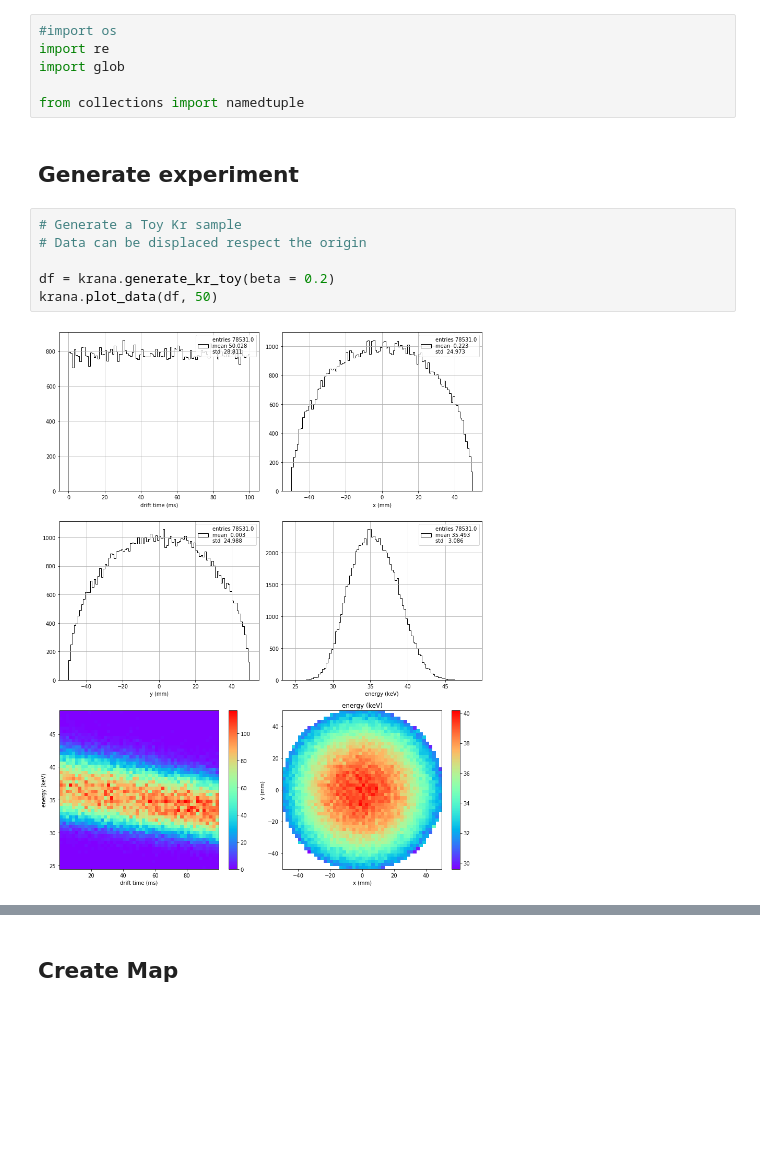
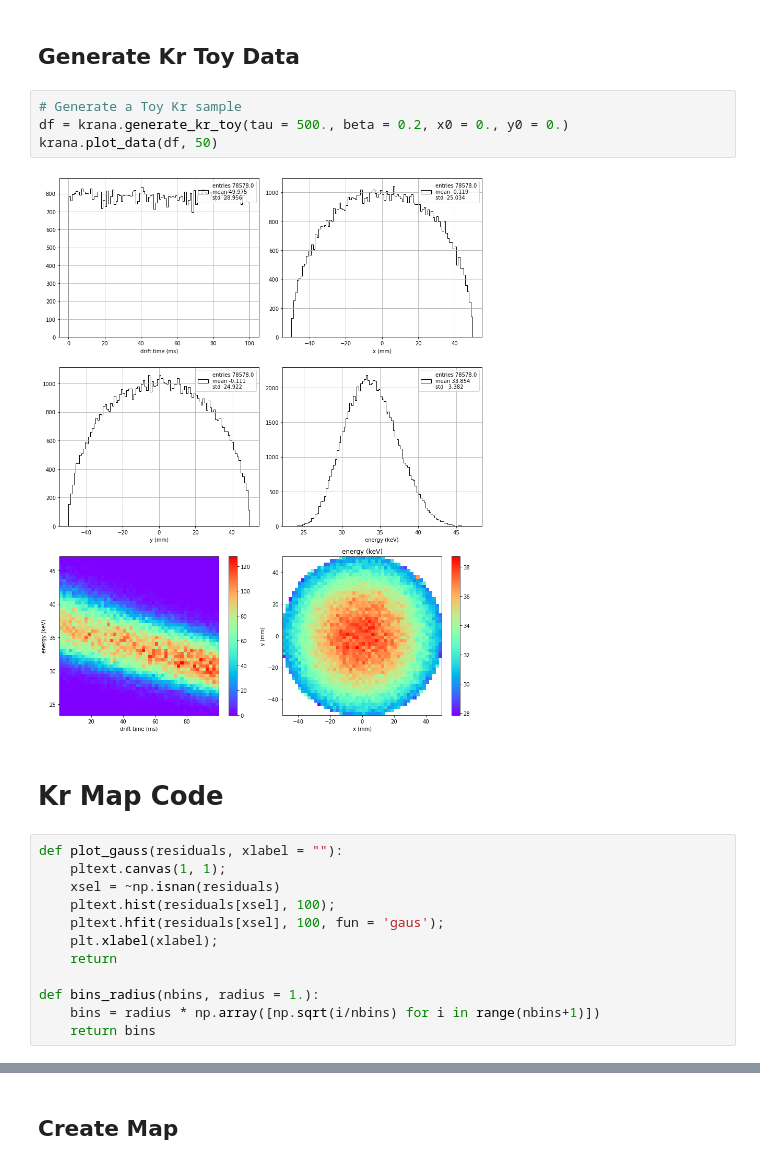
Before and after one commit to jahernando/next, a Jupyter notebook: NB/kr/kr_fit_toy_dev.ipynb, the cells around one changed output, grey strips where cells are left out. Cells and saved outputs as stored; diff of their text form; blank space fills up the shorter version.

```diff
--- a/NB/kr/kr_fit_toy_dev.ipynb
+++ b/NB/kr/kr_fit_toy_dev.ipynb
@@ -48,16 +49,22 @@ print(' Last revision ', time.asctime())
-# %%
-#import os
-import re
-import glob
-
-from collections import namedtuple
 # %% [markdown]
-## Generate experiment
+## Generate Kr Toy Data
 # %%
 # Generate a Toy Kr sample
-# Data can be displaced respect the origin
-
-df = krana.generate_kr_toy(beta = 0.2)
+df = krana.generate_kr_toy(tau = 500., beta = 0.2, x0 = 0., y0 = 0.)
 krana.plot_data(df, 50)
 # %% [output]
-[figure, old version]
+[figure, new version]
+# %% [markdown]
+# Kr Map Code
+# %%
+def plot_gauss(residuals, xlabel = ""):
+    pltext.canvas(1, 1);
+    xsel = ~np.isnan(residuals)
+    pltext.hist(residuals[xsel], 100);
+    pltext.hfit(residuals[xsel], 100, fun = 'gaus');
+    plt.xlabel(xlabel);
+    return
+
+def bins_radius(nbins, radius = 1.):
+    bins = radius * np.array([np.sqrt(i/nbins) for i in range(nbins+1)])
+    return bins
```
Also changed, not shown: parts of 28 cells of this notebook, 1 other file.
